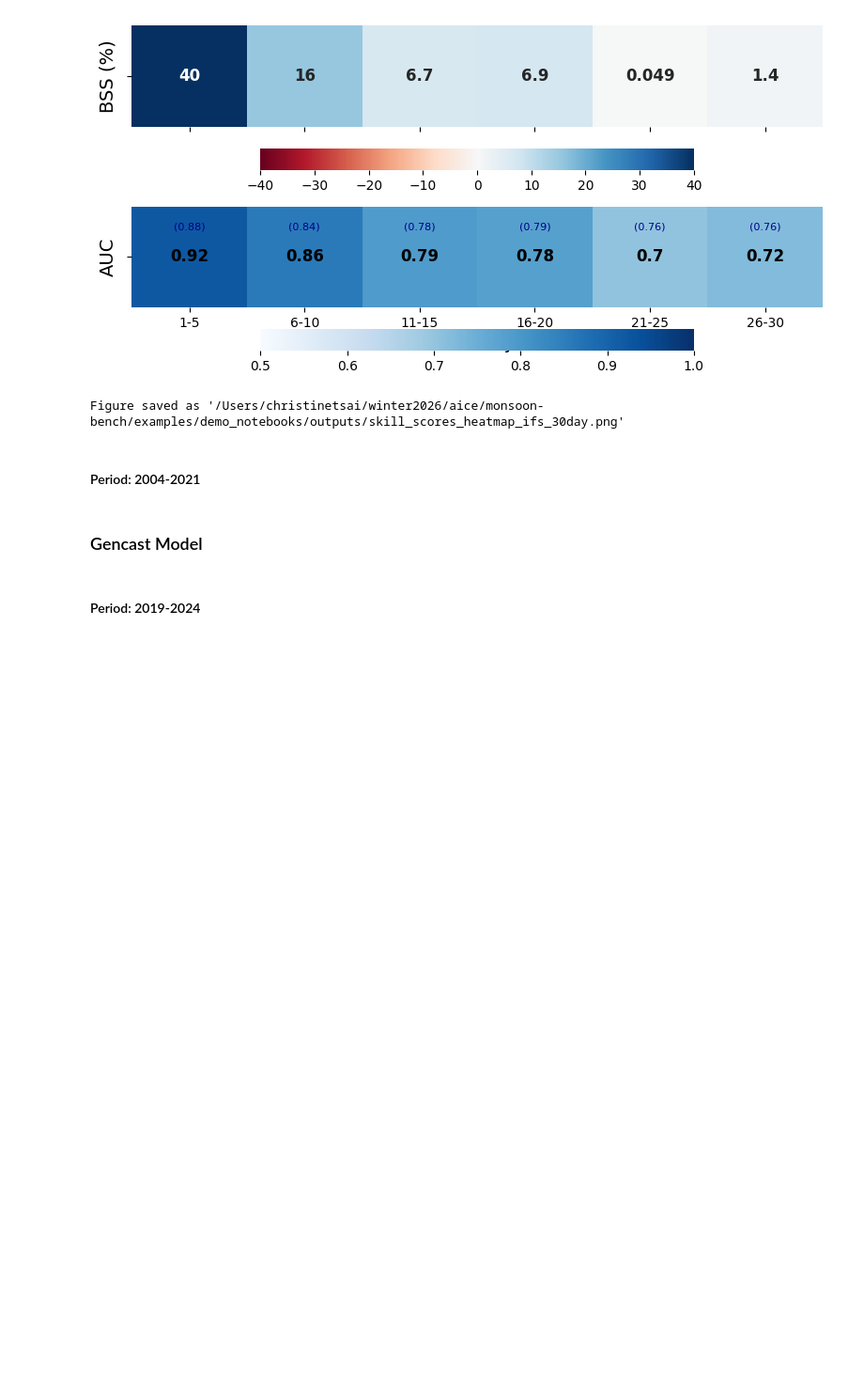
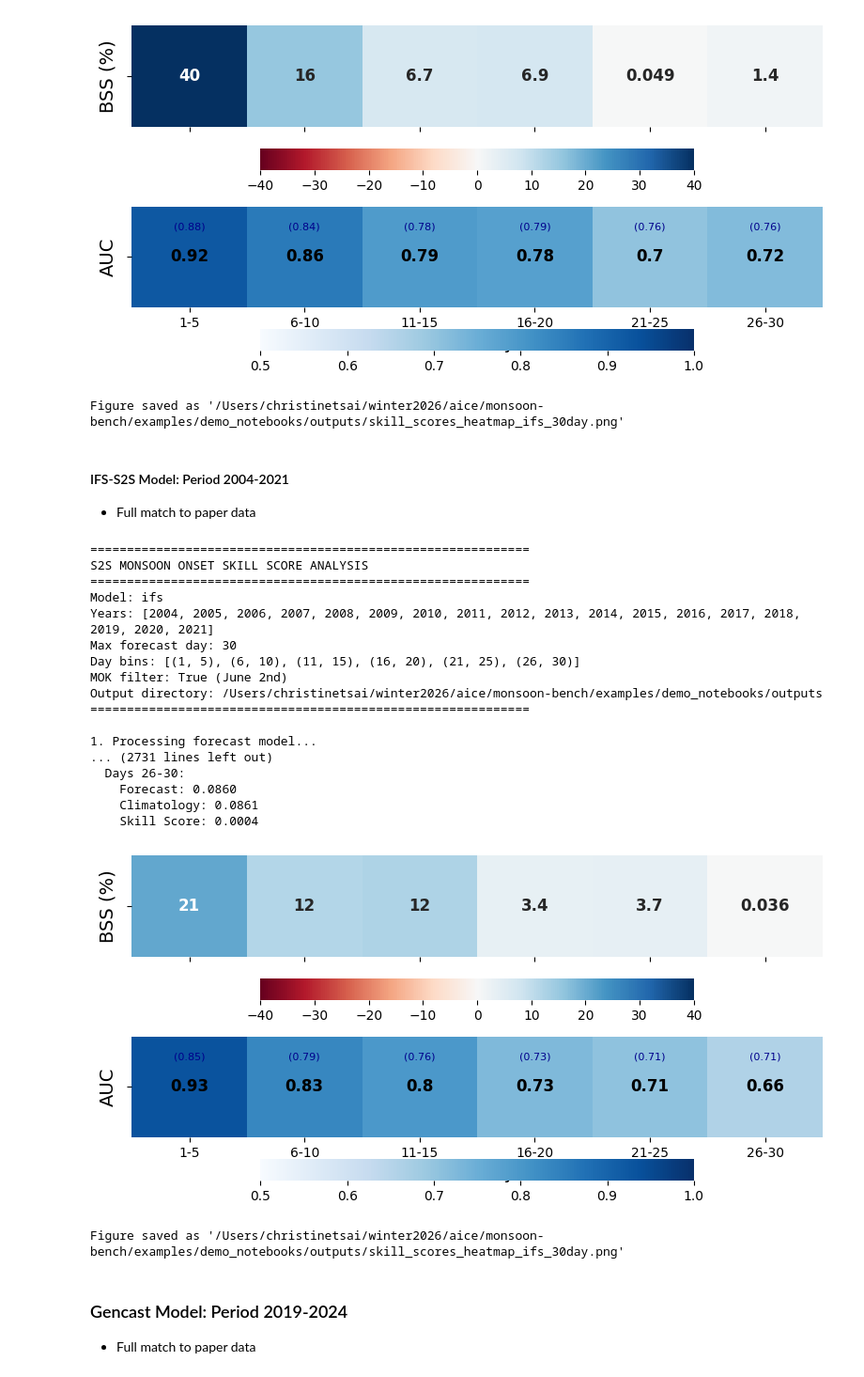
Before and after one commit to dsi-clinic/monsoon-bench, a Jupyter notebook: examples/demo_notebooks/probabilistic_model_comparison.ipynb, the cells around one changed output. Shown at 94% size. Cells and saved outputs as stored; diff of their text form; code cells hidden in the pictures; blank space fills up the shorter version.

Commit message:
add clean Probabilistic Model Comparison notebook for calculating figures 2 and 5 with updated comparison visualization functions

```diff
--- a/examples/demo_notebooks/probabilistic_model_comparison.ipynb
+++ b/examples/demo_notebooks/probabilistic_model_comparison.ipynb
@@ -10,19 +12,23 @@ This notebook demonstrates how to generate the following visualizations:
 # %%
+import copy
 from pathlib import Path
-import os
+
 import monsoonbench
 from monsoonbench.visualization import (
+    compare_probabilistic_models,
     create_heatmap,
+    run_reliability_analysis,
 )
 
 # Find the project root dynamically
-current_file_path = Path(os.getcwd())
+current_file_path = Path(Path.cwd())
 repo_root = next(
     (p for p in current_file_path.parents if (p / "pyproject.toml").exists()),
     current_file_path.parent.parent.parent,
 )
 
 # Define absolute paths + create output directory
+# This notebook assumes all datasets used in the paper are stored in the directory: repo_root/data
 data_dir = repo_root / "data"
 output_dir = repo_root / "examples/demo_notebooks/outputs"
 output_dir.mkdir(parents=True, exist_ok=True)
@@ -35,8 +41,7 @@ Available functions: ['__version__', 'main', 'load', 'get_registered', 'register
 # %% [markdown]
 ## 2. BSS and AUC Heat Maps
 # %%
-# Set base config
-base_config = {
+heatmap_base_config = {
     # Required arguments
     # Directory containing IMD rainfall data
     "imd_folder": f"{data_dir}/imd_rainfall_data/4p0",
@@ -92,45 +96,65 @@ Output directory: /Users/christinetsai/winter2026/aice/monsoon-bench/examples/de
 [figure]
 Figure saved as '/Users/christinetsai/winter2026/aice/monsoon-bench/examples/demo_notebooks/outputs/skill_scores_heatmap_ifs_30day.png'
 # %% [markdown]
-#### Period: 2004-2021
+#### IFS-S2S Model: Period 2004-2021
+- Full match to paper data
 # %%
 model_config = {
     # Directory containing model forecast data.
     "model_forecast_dir": f"{data_dir}/model_forecast_data/IFS-S2S/tp_4p0",
     # Model name for output files
     "model_name": "ifs",
     # Number of ensemble members to use
     "mem_num": 11,
     # Years to process
     "years": [
         2004,
         2005,
         2006,
         2007,
         2008,
         2009,
         2010,
         2011,
         2012,
         2013,
         2014,
         2015,
         2016,
         2017,
         2018,
         2019,
         2020,
         2021,
     ],
     # Year to use for date filtering
     "date_filter_year": 2024,
 }
-config = base_config | model_config
-create_heatmap(config)
+final_config = heatmap_base_config | model_config
+create_heatmap(final_config)
+# %% [output]
+============================================================
+S2S MONSOON ONSET SKILL SCORE ANALYSIS
+============================================================
+Model: ifs
+Years: [2004, 2005, 2006, 2007, 2008, 2009, 2010, 2011, 2012, 2013, 2014, 2015, 2016, 2017, 2018, 2019, 2020, 2021]
+Max forecast day: 30
+Day bins: [(1, 5), (6, 10), (11, 15), (16, 20), (21, 25), (26, 30)]
+MOK filter: True (June 2nd)
+Output directory: /Users/christinetsai/winter2026/aice/monsoon-bench/examples/demo_notebooks/outputs
+============================================================
+
+1. Processing forecast model...
+... (2731 lines left out)
+  Days 26-30:
+    Forecast: 0.0860
+    Climatology: 0.0861
+    Skill Score: 0.0004
+[figure, added]
+Figure saved as '/Users/christinetsai/winter2026/aice/monsoon-bench/examples/demo_notebooks/outputs/skill_scores_heatmap_ifs_30day.png'
 # %% [markdown]
-### Gencast Model
+### Gencast Model: Period 2019-2024
+- Full match to paper data
-# %% [markdown]
-#### Period: 2019-2024
 # %%
 model_config = {
     # Directory containing model forecast data.
```
Also changed, not shown: parts of 41 cells of this notebook, 2 other files.
